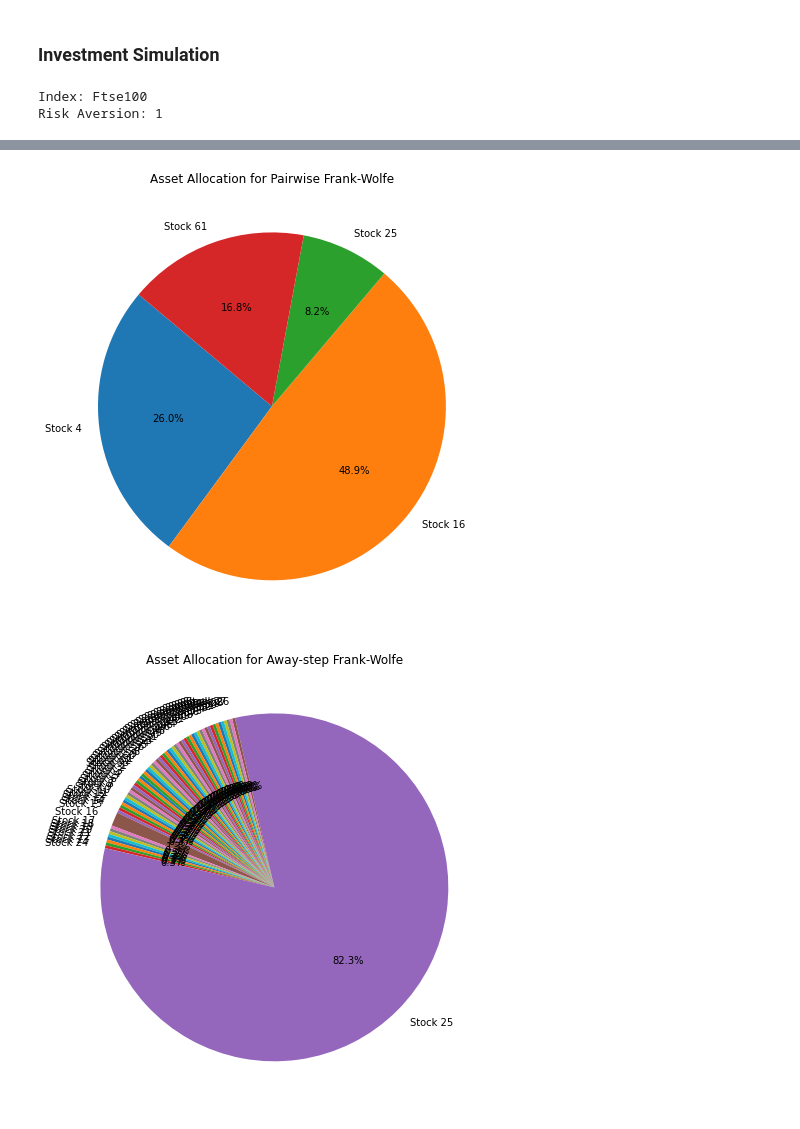
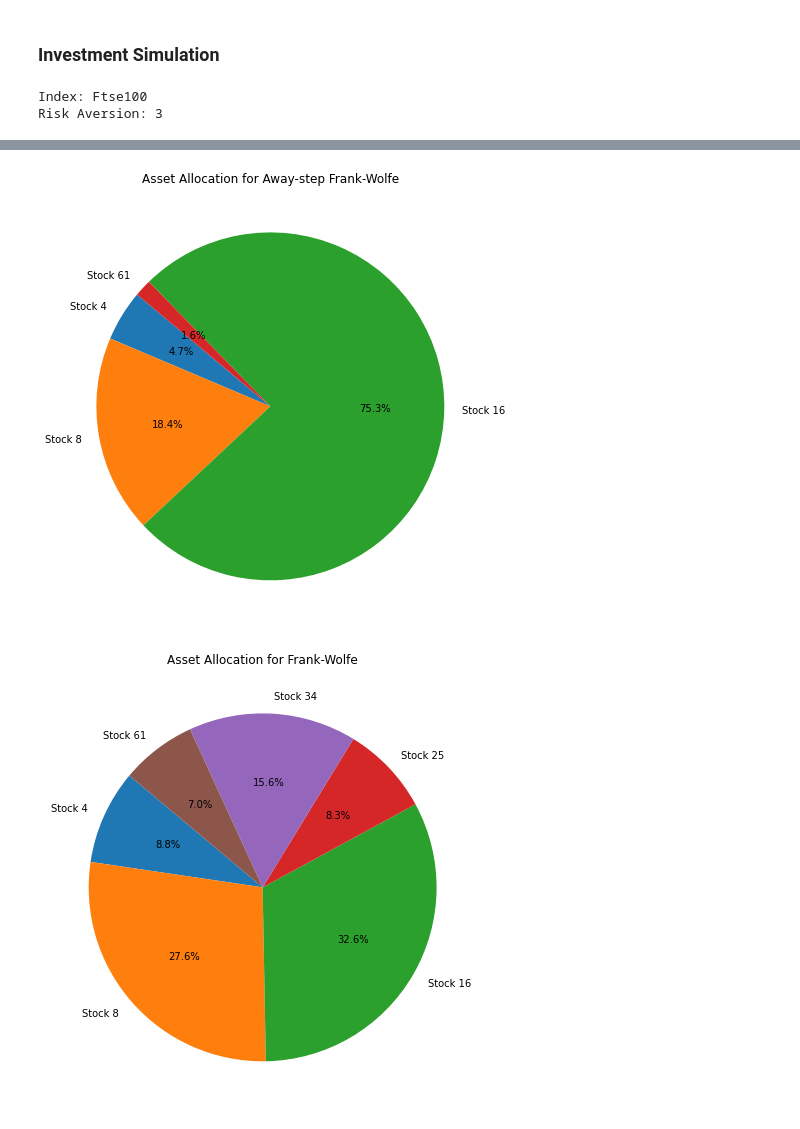
Before and after one commit to RobEngin/Methods-for-Portfolio-Optimization, a Jupyter notebook: opt-project.ipynb, the cells around one changed output, grey strips where cells are left out. Cells and saved outputs as stored; diff of their text form; code cells hidden in the pictures.

```diff
--- a/opt-project.ipynb
+++ b/opt-project.ipynb
@@ -467,11 +445,10 @@ Risk:  0.027 %
 ITERATIONS = 20
 
 loss_values_aw = []
-grad_values_aw = []
 returns_iteration_aw = []
 
 weights = np.ones(nStocks) / nStocks
-V = [weights.copy()]  # Memorizza i vertici visitati
+V = [weights.copy()]
 
 for itr in range(ITERATIONS):
     if itr % (ITERATIONS * 0.05) == 0:
@@ -479,16 +456,16 @@ for itr in range(ITERATIONS):
 
     grad = gradient(weights, mean_returns, cov_matrix, RISK_AVERSION)
 
-    # Direzione Frank-Wolfe
+    # Frank-Wolfe direction
     s = linearMinimizationOracle(grad)
     d_fw = s - weights
 
-    # Direzione di allontanamento
+    # Away direction
     j = np.argmax(np.dot(np.array(V), grad))
     v_j = V[j]
     d_away = weights - v_j
 
-    # Determina la direzione e il passo ottimali
+    # Determine the optimal direction and step size
     if np.dot(grad, d_fw) < np.dot(grad, d_away):
         direction = d_fw
         step_size = 1.0  # Frank-Wolfe step
@@ -499,7 +476,6 @@ for itr in range(ITERATIONS):
 
     # Store values for plotting
     loss_values_aw.append(loss(weights, mean_returns, cov_matrix, RISK_AVERSION))
-    grad_values_aw.append(np.linalg.norm(grad))
     returns_iteration_aw.append(checkMeanRet(weights, mean_returns))
 
     gamma = line_search(weights, direction, mean_returns, cov_matrix, RISK_AVERSION)
@@ -509,22 +485,20 @@ for itr in range(ITERATIONS):
     weights = np.clip(weights, 0, 1)
     weights /= np.sum(weights)
 
-    # Aggiungi nuovo vertice
+    # Add new vertex
     if np.array_equal(direction, d_fw):
         V.append(s.copy())
     else:
         if step_size == max_step_size and len(V) > 1:
-            V.pop(j)  # Rimuovi vertice
+            V.pop(j)  # Remove vertex
 
     if np.linalg.norm(grad) < 1e-6:
         break
 
     if itr % (ITERATIONS * 0.05) == 0:
-        print(f" - ret {(returns_iteration_aw[-1])*100:05.2f}% - loss {loss(weights, mean_returns, cov_matrix, RISK_AVERSION):05.6f} - j: {j}")
+        print(f" - ret {(returns_iteration_aw[-1])*100:05.2f}% - loss {loss(weights, mean_returns, cov_matrix, RISK_AVERSION):05.6f}")
 
-
-# Esegui l'ottimizzazione con Away-step Frank-Wolfe
 optimal_weights_aw = weights
 
-plot_results(loss_values_aw, grad_values_aw, returns_iteration_aw, optimal_weights_aw, 'AwayStep Frank Wolfe')
+plot_results(loss_values_aw, returns_iteration_aw, optimal_weights_aw, 'AwayStep Frank Wolfe')
 # %% [output]
@@ -701,7 +652,7 @@ print(f"Risk Aversion: {RISK_AVERSION}")
 
 initial_investment = 10000
 
-# Funzione per creare un grafico a torta
+# Function to create a pie chart
 def plot_pie_chart(weights, method_name):
     positive_weights = weights[weights > 0.0009]
     labels = [f'Stock {i+1}' for i in range(len(weights)) if weights[i] > 0.0009]
@@ -710,56 +661,47 @@ def plot_pie_chart(weights, method_name):
     plt.title(f'Asset Allocation for {method_name}')
     plt.show()
 
-# Calcola il valore del portafoglio nel tempo
+# Calculate the portfolio value over time
 def portfolio_value(weights, matrix_ret, initial_investment):
     cumulative_returns = np.cumprod(1 + np.dot(matrix_ret, weights))
     return initial_investment * cumulative_returns
 
 def calculate_investment_value(array_ret, initial_investment):
-    # Convertiamo i ritorni percentuali in fattori moltiplicativi
+
     factors = 1 + np.array(array_ret)
-
-    # Calcoliamo il valore cumulativo dell'investimento
     cumulative_returns = np.cumprod(factors)
-
-    # Moltiplichiamo per l'investimento iniziale
     investment_value = initial_investment * cumulative_returns
 
     return investment_value
 
-# Calcolo del numero di pesi maggiori di zero
+# Weights > 0.0009
 def num_positive_weights(weights):
     return np.sum(weights > 0.0009)
 
-# Calcola i valori del portafoglio per ciascun metodo
-portfolio_values_fw = portfolio_value(optimal_weights_fw, matrix_rr, initial_investment)
+# Calculate the portfolio values for each method
 portfolio_values_pw = portfolio_value(optimal_weights_pw, matrix_rr, initial_investment)
 portfolio_values_aw = portfolio_value(optimal_weights_aw, matrix_rr, initial_investment)
 portfolio_values_ls = portfolio_value(optimal_weights_ls, matrix_rr, initial_investment)
 portfolio_values_scipy = portfolio_value(optimal_weights_scipy, matrix_rr, initial_investment)
 portfolio_values_index = calculate_investment_value(array_ret, initial_investment)
 
-# Calcola i ritorni percentuali finali
-final_return_fw = (portfolio_values_fw[-1] / initial_investment - 1) * 100
+# Calculate the final percentage returns
 final_return_pw = (portfolio_values_pw[-1] / initial_investment - 1) * 100
 final_return_aw = (portfolio_values_aw[-1] / initial_investment - 1) * 100
 final_return_ls = (portfolio_values_ls[-1] / initial_investment - 1) * 100
 final_return_scipy = (portfolio_values_scipy[-1] / initial_investment - 1) * 100
 final_return_index = (portfolio_values_index[-1] / initial_investment - 1) * 100
 
-# Calcola il numero di pesi maggiori di zero per ciascun metodo
-num_positive_fw = num_positive_weights(optimal_weights_fw)
+# Calculate the number of weights greater than zero for each method
 num_positive_pw = num_positive_weights(optimal_weights_pw)
 num_positive_aw = num_positive_weights(optimal_weights_aw)
 num_positive_ls = num_positive_weights(optimal_weights_ls)
 num_positive_scipy = num_positive_weights(optimal_weights_scipy)
 
-# Plot dei valori del portafoglio nel tempo
 plt.figure(figsize=(14, 8))
-plt.plot(portfolio_values_fw, label=f'Frank-Wolfe ({final_return_fw:.2f}%, #Stocks: {num_positive_fw})', color='red')
-plt.plot(portfolio_values_pw, label=f'Pairwise Frank-Wolfe ({final_return_pw:.2f}%, #Stocks: {num_positive_pw})', color='yellow')
+plt.plot(portfolio_values_ls, label=f'Frank-Wolfe ({final_return_ls:.2f}%, #Stocks: {num_positive_ls})', color='blue')
+plt.plot(portfolio_values_pw, label=f'Pairwise Frank-Wolfe ({final_return_pw:.2f}%, #Stocks: {num_positive_pw})', color='red')
 plt.plot(portfolio_values_aw, label=f'Away-step Frank-Wolfe ({final_return_aw:.2f}%, #Stocks: {num_positive_aw})', color='orange')
-plt.plot(portfolio_values_ls, label=f'Line Search Frank-Wolfe ({final_return_ls:.2f}%, #Stocks: {num_positive_ls})', color='blue')
 plt.plot(portfolio_values_scipy, label=f'SciPy Optimization ({final_return_scipy:.2f}%, #Stocks: {num_positive_scipy})', color='green')
 plt.plot(portfolio_values_index, label=f'{PORTFOLIO} ({final_return_index:.2f}%)')
 plt.xlabel('Time (weeks)')
@@ -769,12 +711,10 @@ plt.legend()
 plt.grid(True)
 plt.show()
 
-# Plot dei grafici a torta per ciascun metodo
-plot_pie_chart(optimal_weights_fw, 'Frank-Wolfe')
 plot_pie_chart(optimal_weights_pw, 'Pairwise Frank-Wolfe')
 plot_pie_chart(optimal_weights_aw, 'Away-step Frank-Wolfe')
-plot_pie_chart(optimal_weights_ls, 'Line Search Frank-Wolfe')
+plot_pie_chart(optimal_weights_ls, 'Frank-Wolfe')
 plot_pie_chart(optimal_weights_scipy, 'SciPy Optimization')
 # %% [output]
 Index: Ftse100
-Risk Aversion: 1
+Risk Aversion: 3
@@ -783,2 +723,2 @@ Risk Aversion: 1
-[figure, old version]
+[figure, new version]
-[figure, old version]
+[figure, new version]
```
Also changed, not shown: parts of 19 cells of this notebook, 1 other file.
